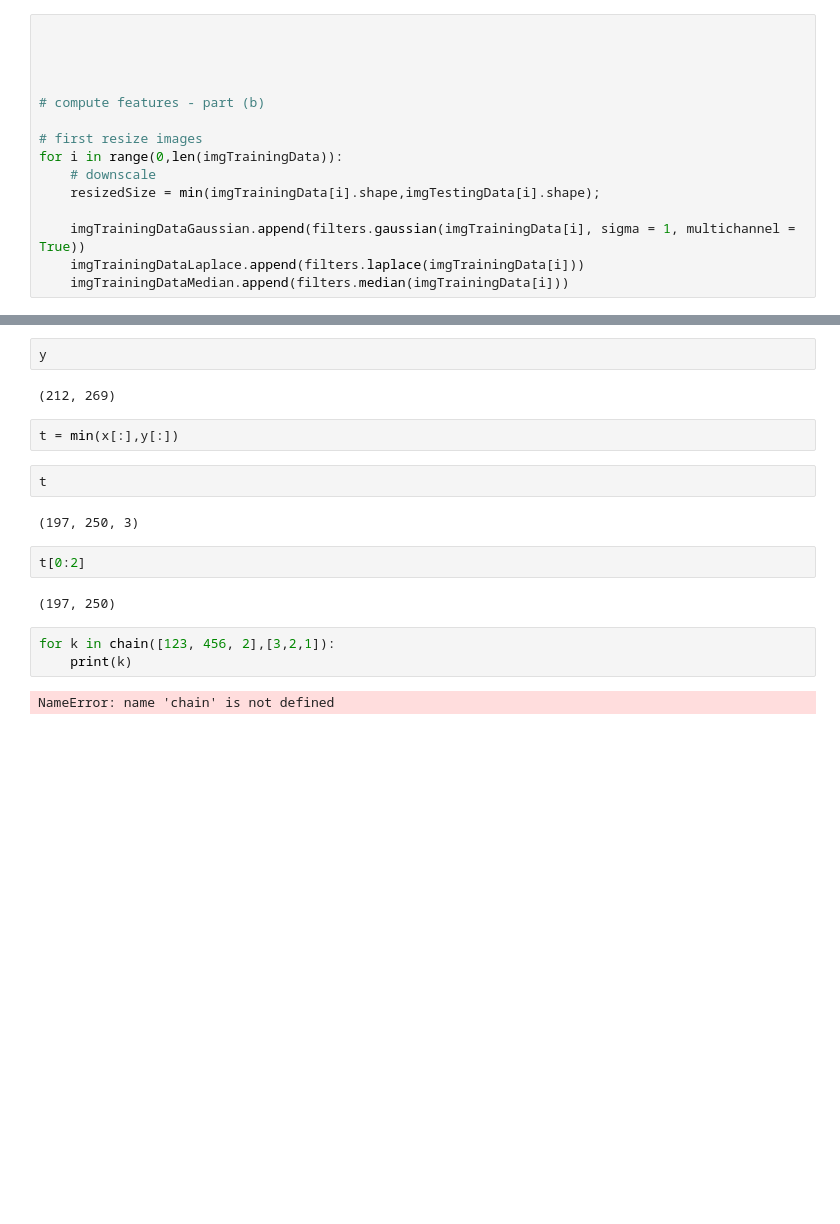
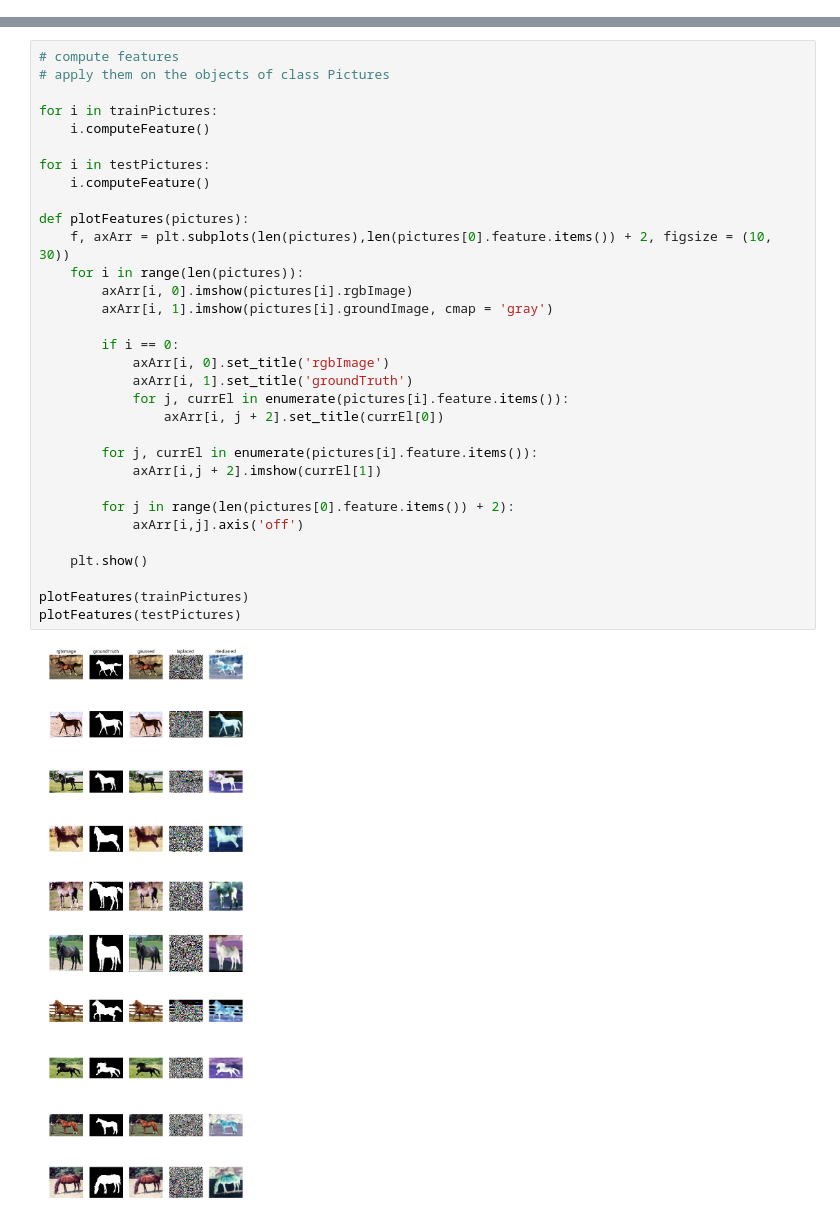
Before and after one commit to Haydnspass/ml, a Jupyter notebook: ex01_2.ipynb, the cells around one changed output, grey strips where cells are left out. Saved outputs shown, nothing was run; the diff lists cells and outputs as text; blank space fills up the shorter version.

```diff
--- a/ex01_2.ipynb
+++ b/ex01_2.ipynb
@@ -42,18 +56,3 @@ allPictures = readFromDirectory('pictureData')
 trainPictures = allPictures[0:10]
 # select other 10 for testing purpose
 testPictures = [allPictures[i] for i in [13,14,15,17,19,20,21,22,26,27]]
-# %%
-
-
-
-
-# compute features - part (b)
-
-# first resize images
-for i in range(0,len(imgTrainingData)):
-    # downscale
-    resizedSize = min(imgTrainingData[i].shape,imgTestingData[i].shape);
-
-    imgTrainingDataGaussian.append(filters.gaussian(imgTrainingData[i], sigma = 1, multichannel = True))
-    imgTrainingDataLaplace.append(filters.laplace(imgTrainingData[i]))
-    imgTrainingDataMedian.append(filters.median(imgTrainingData[i]))
@@ -78,19 +59,34 @@ list
-# %%
-y
-# %% [output]
-(212, 269)
-# %%
-t = min(x[:],y[:])
-# %%
-t
-# %% [output]
-(197, 250, 3)
-# %%
-t[0:2]
-# %% [output]
-(197, 250)
-# %%
-for k in chain([123, 456, 2],[3,2,1]):
-    print(k)
-# %% [output]
-NameError: name 'chain' is not defined
+# %%
+# compute features
+# apply them on the objects of class Pictures
+
+for i in trainPictures:
+    i.computeFeature()
+
+for i in testPictures:
+    i.computeFeature()
+
+def plotFeatures(pictures):
+    f, axArr = plt.subplots(len(pictures),len(pictures[0].feature.items()) + 2, figsize = (10, 30))
+    for i in range(len(pictures)):
+        axArr[i, 0].imshow(pictures[i].rgbImage)
+        axArr[i, 1].imshow(pictures[i].groundImage, cmap = 'gray')
+
+        if i == 0:
+            axArr[i, 0].set_title('rgbImage')
+            axArr[i, 1].set_title('groundTruth')
+            for j, currEl in enumerate(pictures[i].feature.items()):
+                axArr[i, j + 2].set_title(currEl[0])
+
+        for j, currEl in enumerate(pictures[i].feature.items()):
+            axArr[i,j + 2].imshow(currEl[1])
+
+        for j in range(len(pictures[0].feature.items()) + 2):
+            axArr[i,j].axis('off')
+
+    plt.show()
+
+plotFeatures(trainPictures)
+plotFeatures(testPictures)
+# %% [output]
+[figure, added]
```
Also changed, not shown: parts of 9 cells of this notebook.
